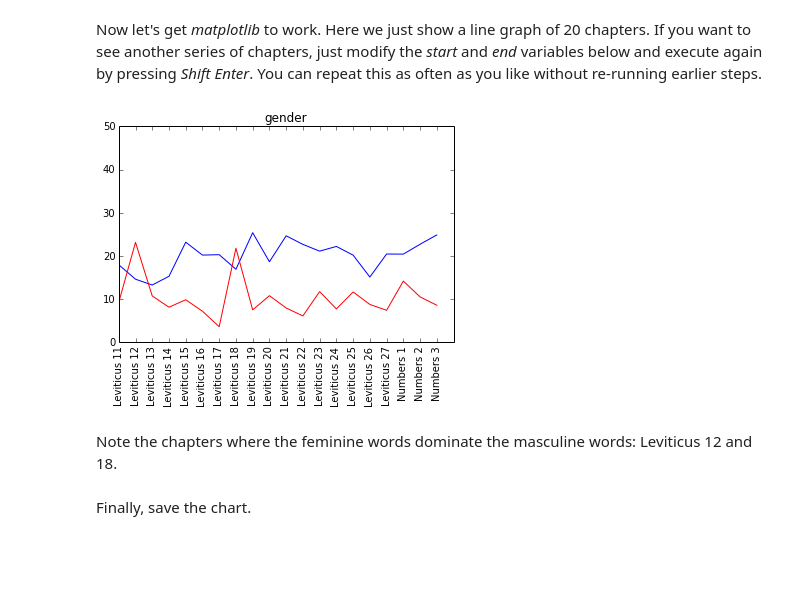
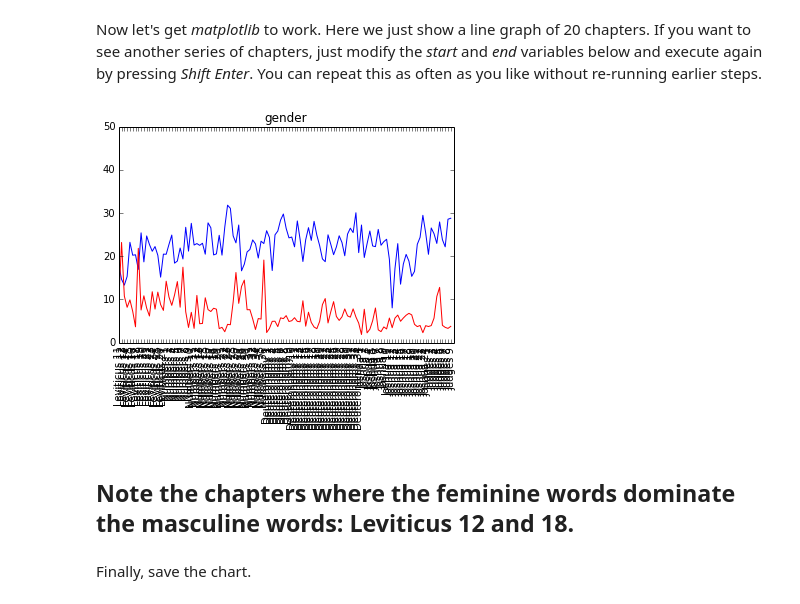
Before and after one commit to dirkroorda/laf-fabric, a Jupyter notebook: examples/gender.ipynb, the cells around one changed output. Cells and saved outputs as stored; diff of their text form; code cells hidden in the pictures; blank space fills up the shorter version.

```diff
--- a/examples/gender.ipynb
+++ b/examples/gender.ipynb
@@ -372,18 +372,18 @@ You can repeat this as often as you like without re-running earlier steps.
 # %%
 x = range(len(ch))
 start = 100
-end = 120
+end = 220
 fig = plt.figure()
 plt.plot(x[start:end], m[start:end], 'b-', x[start:end], f[start:end], 'r-')
 plt.axis([start, end, 0, 50])
 plt.xticks(x[start:end], ch[start:end], rotation='vertical')
 plt.margins(0.2)
 plt.subplots_adjust(bottom=0.15);
 plt.title('gender');
 # %% [output]
-[figure, old version]
+[figure, new version]
 # %% [markdown]
-Note the chapters where the feminine words dominate the masculine words: Leviticus 12 and 18.
+## Note the chapters where the feminine words dominate the masculine words: Leviticus 12 and 18.
 # %% [markdown]
 Finally, save the chart.
 # %%
```
Also changed, not shown: parts of 4 cells of this notebook, 2 other files.
